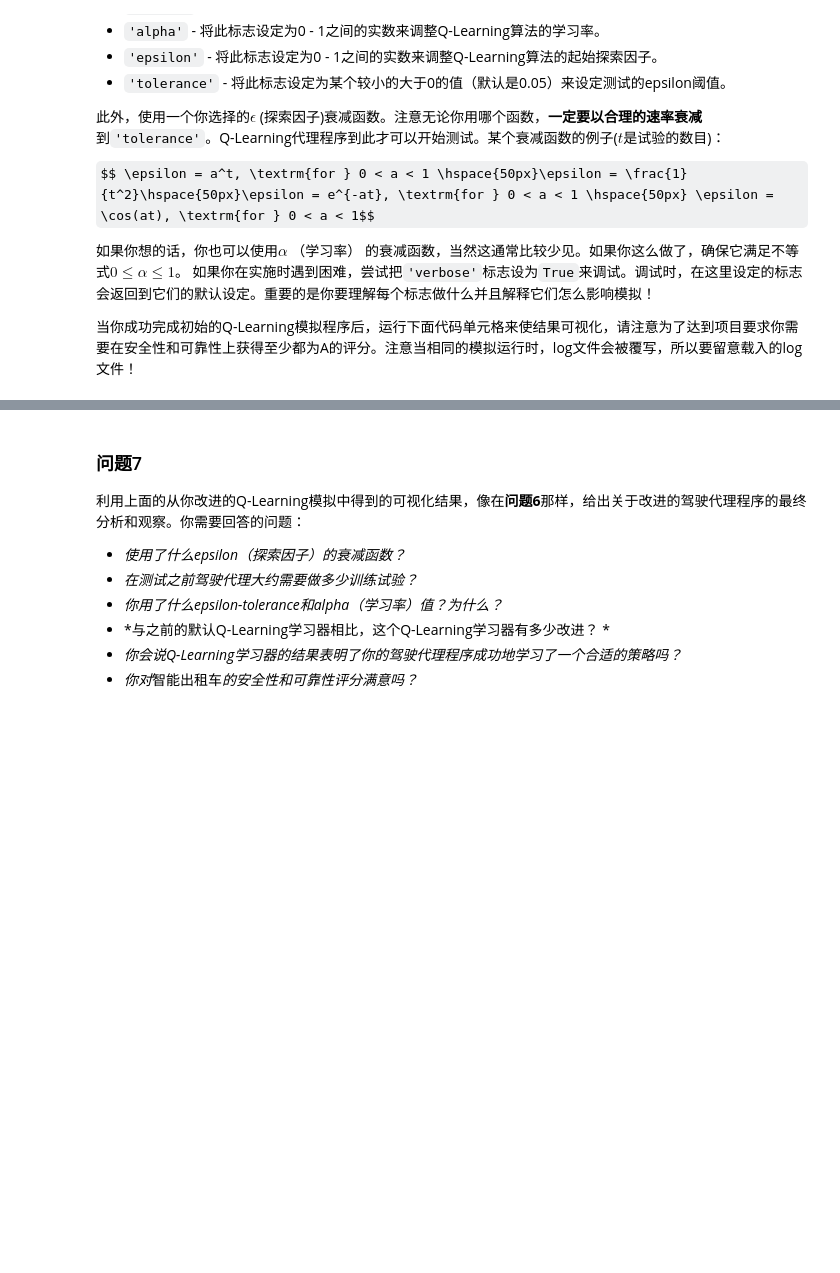
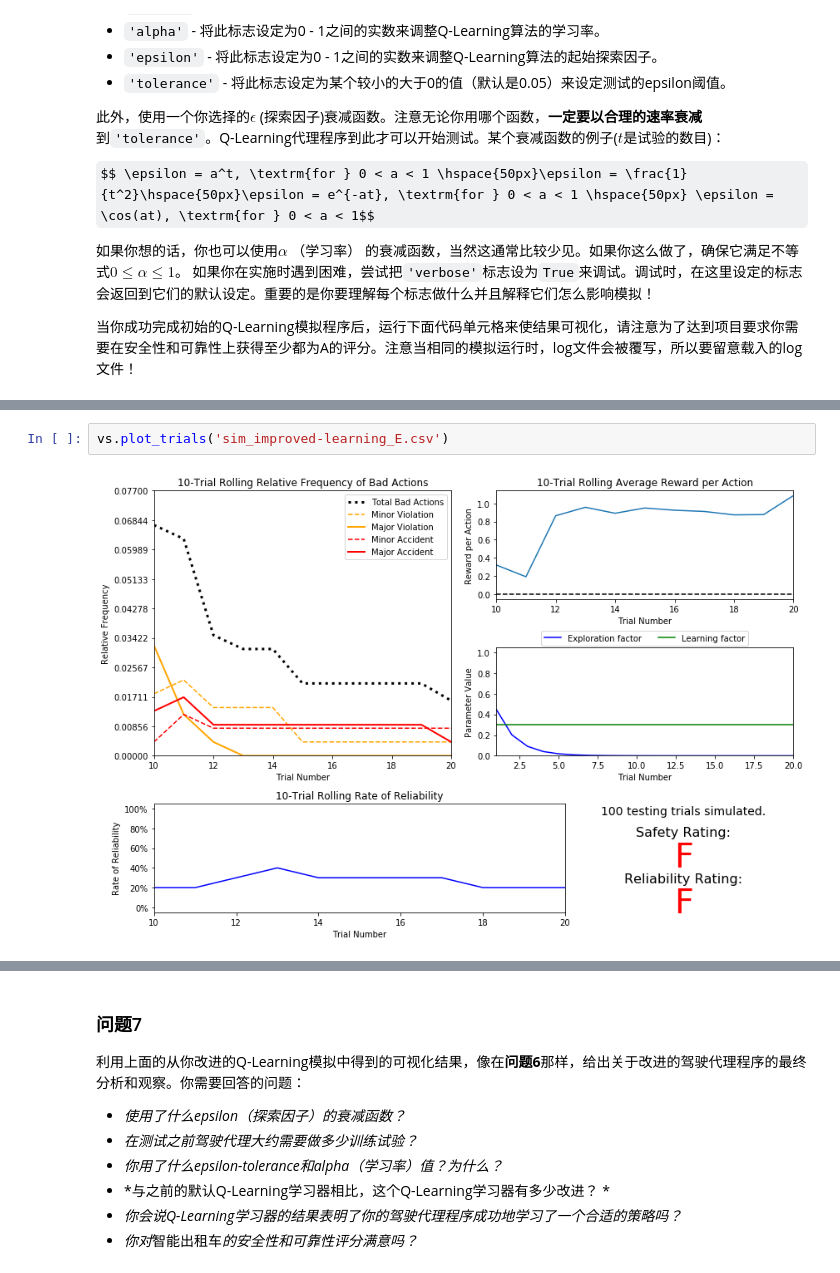
Before and after one commit to aesne/smartcab, a Jupyter notebook: smartcab.ipynb, the cells around one changed output, grey strips where cells are left out. Drawn from its saved outputs; the diff is of its cells as text; some formulas as TeX source; blank space fills up the shorter version.

```diff
--- a/smartcab.ipynb
+++ b/smartcab.ipynb
@@ -242,0 +249,4 @@ vs.plot_trials('sim_improved-learning.csv')
+# %%
+vs.plot_trials('sim_improved-learning_E.csv')
+# %% [output]
+[figure, added]
```
Also changed, not shown: parts of 9 cells of this notebook, 11 other files.
